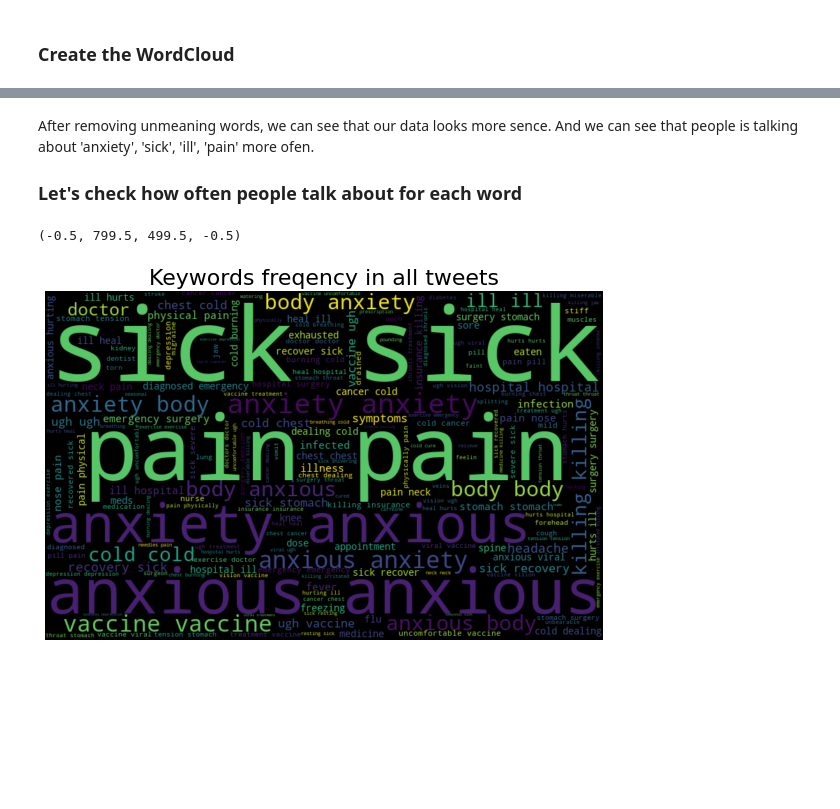
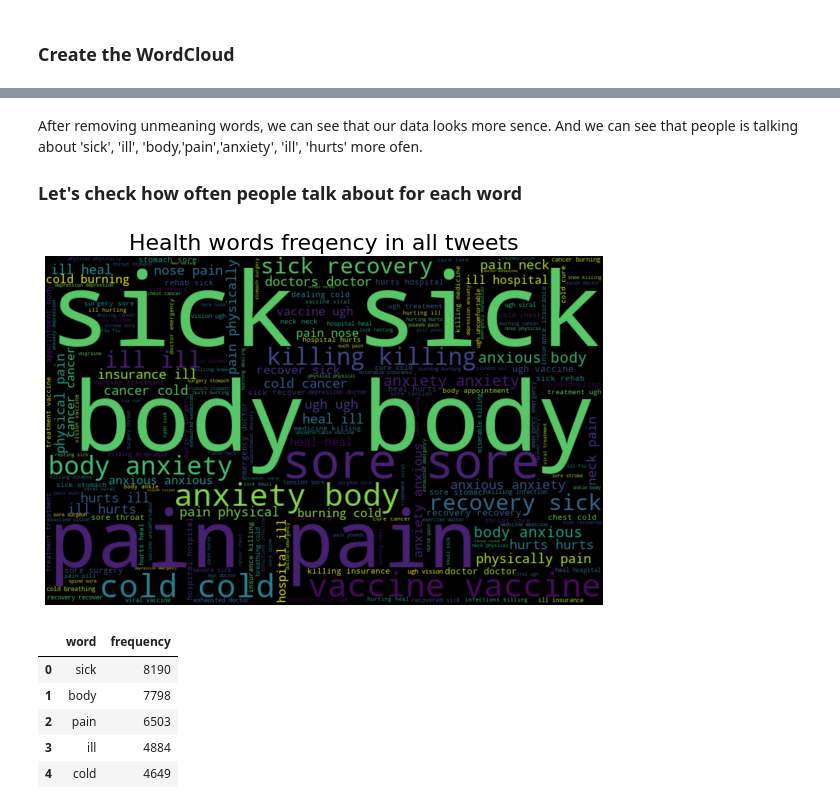
Before and after one commit to yuhan0623/Springboard, a Jupyter notebook: Capstone project-3 Health_Care/3-Exploratory-Data-Analysis.ipynb, the cells around one changed output, grey strips where cells are left out. Cells and saved outputs as stored; diff of their text form; code cells hidden in the pictures; blank space fills up the shorter version.

```diff
--- a/Capstone project-3 Health_Care/3-Exploratory-Data-Analysis.ipynb
+++ b/Capstone project-3 Health_Care/3-Exploratory-Data-Analysis.ipynb
@@ -36,0 +57,3 @@ df.head()
+# %%
+df.dropna(inplace=True)
+df.info()
@@ -121,0 +124,5 @@ We can see that most people was talking about Covid-19 if the tweet is related w
+# %%
+# Let's check how many tweets talk about election when they talk about Trump
+df_trump_election = df_trump[df_trump.text.str.contains('election|vote|voting|debates|ivoted|electoral|voter|biden')]
+print('The number of tweets about Trump with election: {}'.format(len(df_trump_election)))
+print('The percentage of tweets about Trump with election: {}%'.format(round(len(df_trump_election) / len(df_trump) * 100, 2)))
@@ -121,0 +132,4 @@ We can see that most people was talking about Covid-19 if the tweet is related w
+# %%
+# Let's drop those tweets talk about election since we only concern the health in this project
+cond = df.index.isin(df_trump_election.index)
+df.drop(df[cond].index, inplace = True)
@@ -121,0 +142,8 @@ We can see that most people was talking about Covid-19 if the tweet is related w
+# %%
+# get a new words_list from data without election
+words_list = [word for line in df.text for word in line.split()]
+word_counts = Counter(words_list).most_common()
+words_df = pd.DataFrame(word_counts)
+words_df.columns = ['word', 'frequency']
+words_df = words_df.sort_values('frequency', ascending=False)
+words_df.head(50)
@@ -181,15 +212,28 @@ plt.axis("off")
 # %% [markdown]
-After removing unmeaning words, we can see that our data looks more sence. And we can see that people is talking about 'anxiety', 'sick', 'ill', 'pain' more ofen.
+After removing unmeaning words, we can see that our data looks more sence. And we can see that people is talking about  'sick', 'ill', 'body,'pain','anxiety', 'ill', 'hurts' more ofen.
 
 ### Let's check how often people talk about for each word
 # %%
 words_list_keywords = [word for word in words_list if word in keywords]
 wc = WordCloud(width=800, height=500, random_state=42,max_font_size=250)
 plt.figure(figsize=(10, 7))
 wc.generate(' '.join(words_list_keywords))
 plt.imshow(wc, interpolation="bilinear")
-plt.title("Keywords freqency in all tweets", fontsize = 22)
+plt.title("Health words freqency in all tweets", fontsize = 22)
 plt.axis("off")
+plt.savefig(r'C:\Users\yuhan\Desktop\Springboard\Capstone project-3 Health_Care\figures\wordcloud_keywords_frequecy.png')
 # %% [output]
-(-0.5, 799.5, 499.5, -0.5)
-[figure, old version]
+[figure, new version]
+# %%
+word_counts_keywords = Counter(words_list_keywords).most_common()
+keywords_df = pd.DataFrame(word_counts_keywords)
+keywords_df.columns = ['word', 'frequency']
+keywords_df = keywords_df.sort_values('frequency', ascending=False)
+keywords_df.head()
+# %% [output]
+|  | word | frequency |
+| 0 | sick | 8190 |
+| 1 | body | 7798 |
+| 2 | pain | 6503 |
+| 3 | ill | 4884 |
+| 4 | cold | 4649 |
```
Also changed, not shown: parts of 25 cells of this notebook, 15 other files.
